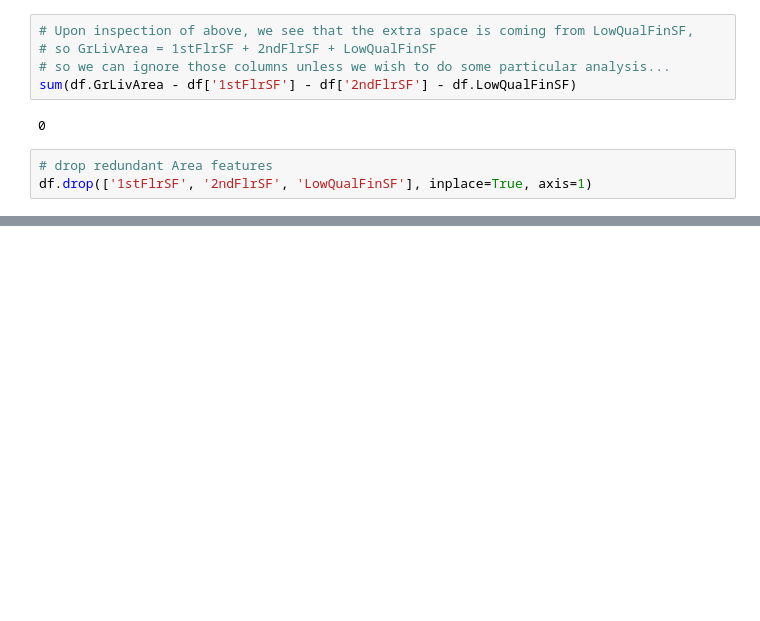
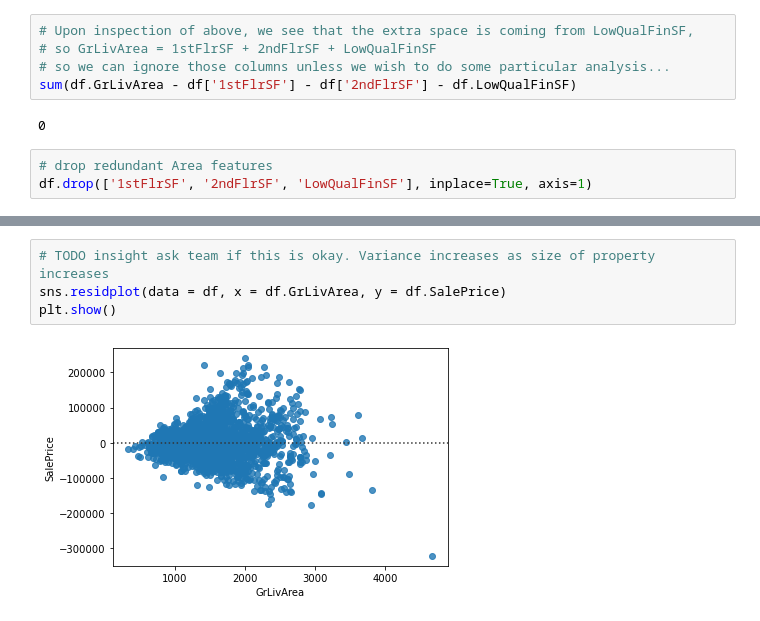
Before and after one commit to rishigoutam/ames-iowa, a Jupyter notebook: rishi/eda.ipynb, the cells around one changed output, grey strips where cells are left out. Cells and saved outputs as stored; diff of their text form; blank space fills up the shorter version.

```diff
--- a/rishi/eda.ipynb
+++ b/rishi/eda.ipynb
@@ -313,0 +340,6 @@ df.drop(['1stFlrSF', '2ndFlrSF', 'LowQualFinSF'], inplace=True, axis=1)
+# %%
+# TODO insight ask team if this is okay. Variance increases as size of property increases
+sns.residplot(data = df, x = df.GrLivArea, y = df.SalePrice)
+plt.show()
+# %% [output]
+[figure, added]
```
Also changed, not shown: parts of 7 cells of this notebook.
